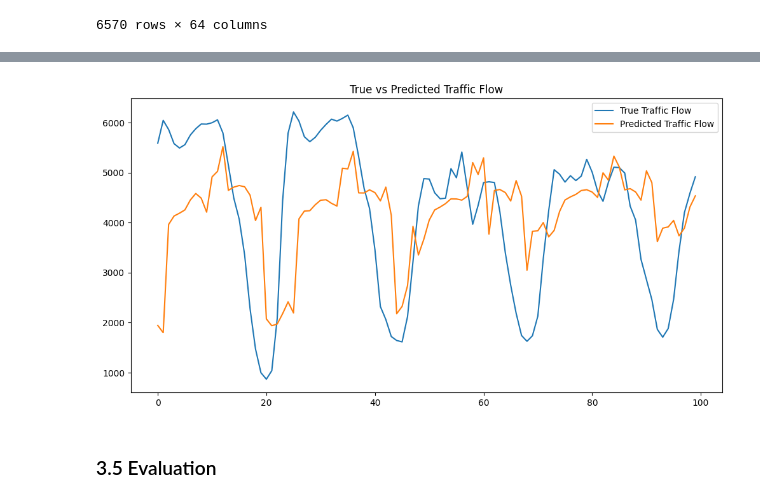
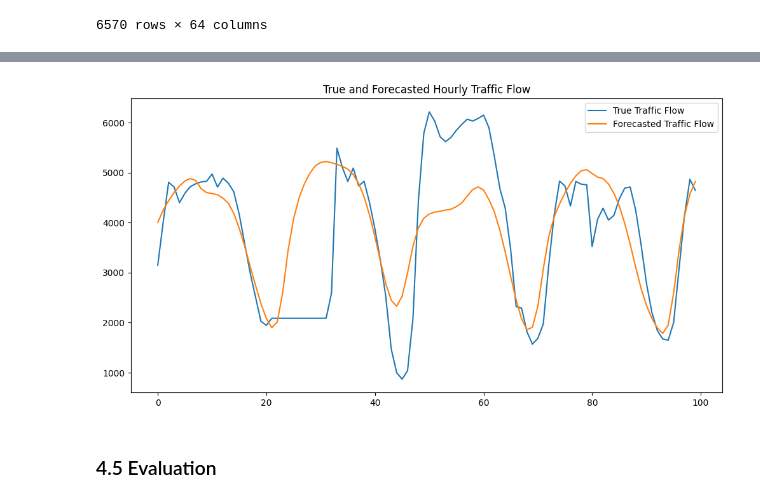
Before and after one commit to Joeszl/Traffic-Flow-Forecasting, a Jupyter notebook: code/03-modeling.ipynb, the cells around one changed output, grey strips where cells are left out. Saved outputs shown, nothing was run; the diff lists cells and outputs as text; code cells hidden in the pictures.

```diff
--- a/code/03-modeling.ipynb
+++ b/code/03-modeling.ipynb
@@ -820,7 +892,7 @@ y_test_sc = scy.transform(y_test)
 # %%
 seq_len = 24
 batch_size = 32
-sampling_rate = 24
+sampling_rate = 1
 
 train_gen = timeseries_dataset_from_array(
     X_train_sc,
@@ -837,17 +909,23 @@ val_gen = timeseries_dataset_from_array(
     sampling_rate = sampling_rate)
 # %%
 model = Sequential()
+es = EarlyStopping(patience=5)
 
 model.add(Input(shape=(seq_len, X_train.shape[1])))
-model.add(LSTM(32, return_sequences = True))
+
+model.add(BatchNormalization())
+model.add(LSTM(32, return_sequences = True, kernel_regularizer=l2(0.01)))
 model.add(Dropout(0.2))
 
-model.add(LSTM(32))
+model.add(LSTM(32, kernel_regularizer=l2(0.01)))
 model.add(Dropout(0.2))
 
 model.add(Dense(len(y_train.columns)))
 
 model.compile(loss = 'mse', optimizer = 'rmsprop', metrics = ['mae'])
 
-history = model.fit(train_gen, validation_data = val_gen, epochs = 10)
+history = model.fit(train_gen,
+                    validation_data = val_gen,
+                    epochs = 20,
+                    callbacks=es)
 # %% [output]
@@ -900,11 +983,11 @@ rmse_original, mae_original
 # %%
 plt.figure(figsize=(12, 6))
 plt.plot(true_traffic[:100, 1], label='True Traffic Flow')
-plt.plot(predicted_traffic[:100, 1], label='Predicted Traffic Flow')
+plt.plot(predicted_traffic[:100, 1], label='Forecasted Traffic Flow')
 plt.legend()
-plt.title('True vs Predicted Traffic Flow')
+plt.title('True and Forecasted Hourly Traffic Flow')
 plt.show()
 # %% [output]
-[figure, old version]
+[figure, new version]
 # %% [markdown]
-### 3.5 Evaluation
+### 4.5 Evaluation
```
Also changed, not shown: parts of 46 cells of this notebook, 6 other files.
